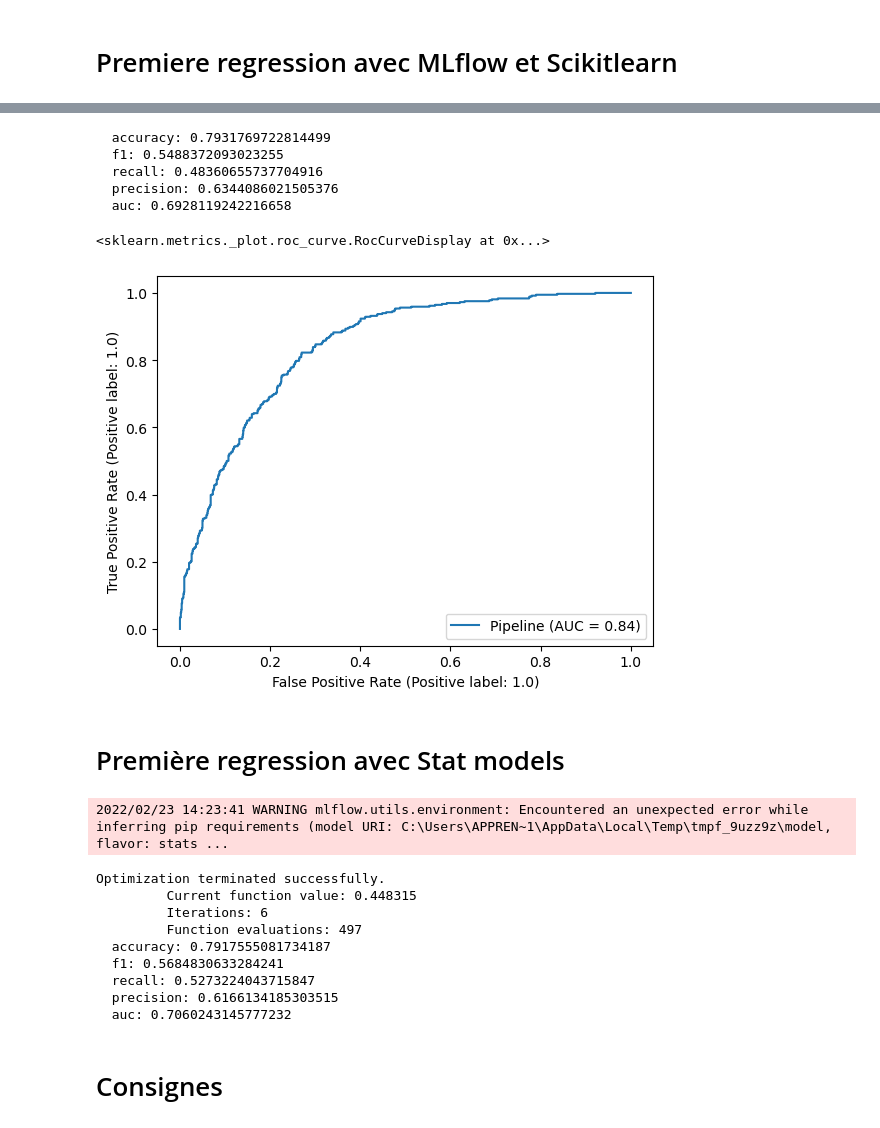
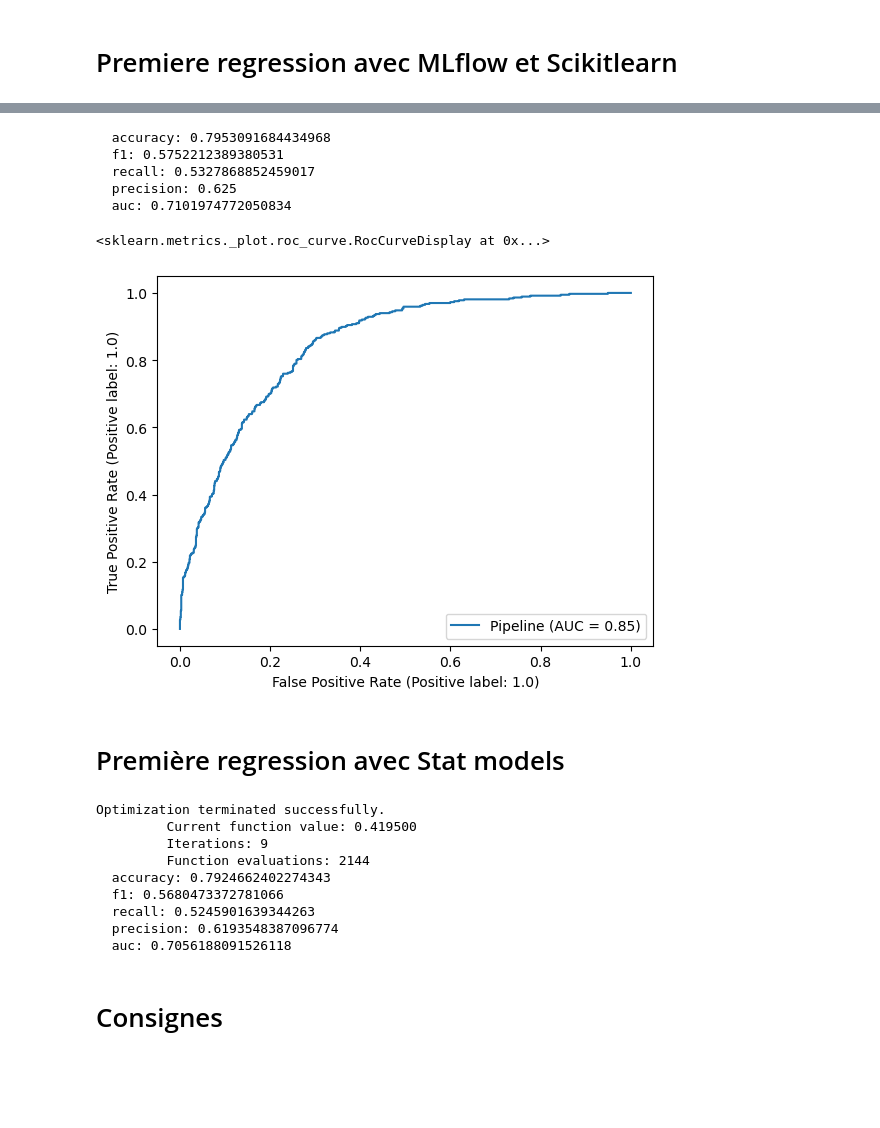
Before and after one commit to RudyBourez/Machine_Learning, a Jupyter notebook: Classification/03_Classification_logistic_regression.ipynb, the cells around one changed output, grey strips where cells are left out. Drawn from its saved outputs; the diff is of its cells as text; code cells hidden in the pictures; blank space fills up the shorter version.

```diff
--- a/Classification/03_Classification_logistic_regression.ipynb
+++ b/Classification/03_Classification_logistic_regression.ipynb
@@ -126,6 +126,6 @@ X_train, X_test, y_train, y_test = train_test_split(X, y, random_state=1, test_s
 # %%
 param_lr = {"logisticregression__C":[0.0005, 0.005, 0.05, 0.1, 1, 3],
             "logisticregression__max_iter":[100,150,200,500]}
-grid_lr = GridSearchCV(k_nn, param_knn, scoring='roc_auc',cv=5)
+grid_lr = GridSearchCV(lr, param_lr, scoring='roc_auc',cv=5)
 grid_lr.fit(X_train, y_train)
 grid_lr.best_params_
@@ -136,7 +155,7 @@ lr_model = grid_lr.best_estimator_
 mlflow.sklearn.autolog()
 
 with mlflow.start_run(experiment_id = 1):
-    model = lr.fit(X_train,y_train)
+    model = lr_model.fit(X_train,y_train)
     y_pred = model.predict(X_test)
 
     accuracy, f1, recall, precision, auc = eval_metrics(y_test, y_pred)
@@ -176,12 +195,12 @@ plot_roc_curve(model, X_test, y_test)
        'PhoneService', 'MultipleLines', 'InternetService', 'OnlineSecurity',
        'OnlineBackup', 'DeviceP...`
-  accuracy: 0.7931769722814499
-  f1: 0.5488372093023255
-  recall: 0.48360655737704916
-  precision: 0.6344086021505376
-  auc: 0.6928119242216658
+  accuracy: 0.7953091684434968
+  f1: 0.5752212389380531
+  recall: 0.5327868852459017
+  precision: 0.625
+  auc: 0.7101974772050834
 <sklearn.metrics._plot.roc_curve.RocCurveDisplay at 0x...>
-[figure, old version]
+[figure, new version]
 # %% [markdown]
 # Première regression avec Stat models
 # %%
@@ -211,16 +230,15 @@ with mlflow.start_run(experiment_id = 1):
     mlflow.log_metric("precision", precision)
     mlflow.log_metric("auc", auc)
 # %% [output]
-2022/02/23 14:23:41 WARNING mlflow.utils.environment: Encountered an unexpected error while inferring pip requirements (model URI: C:\Users\APPREN~1\AppData\Local\Temp\tmpf_9uzz9z\model, flavor: stats ...
+Optimization terminated successfully.
+         Current function value: 0.419500
+         Iterations: 9
+         Function evaluations: 2144
+  accuracy: 0.7924662402274343
+  f1: 0.5680473372781066
+  recall: 0.5245901639344263
+  precision: 0.6193548387096774
+  auc: 0.7056188091526118
-Optimization terminated successfully.
-         Current function value: 0.448315
-         Iterations: 6
-         Function evaluations: 497
-  accuracy: 0.7917555081734187
-  f1: 0.5684830633284241
-  recall: 0.5273224043715847
-  precision: 0.6166134185303515
-  auc: 0.7060243145777232
 # %% [markdown]
 # Consignes
 # %% [markdown]
```
Also changed, not shown: parts of 3 cells of this notebook, 2 other files.
